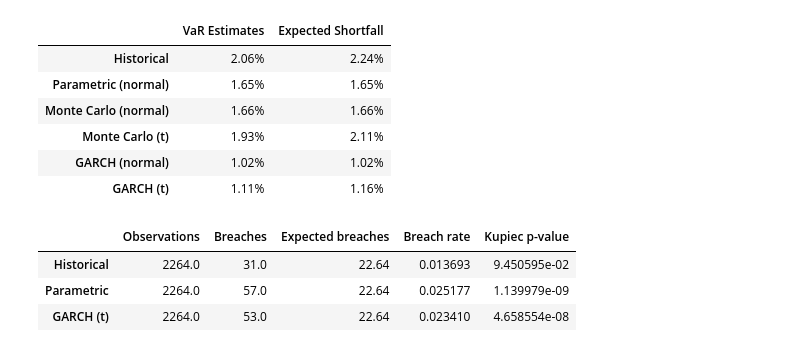
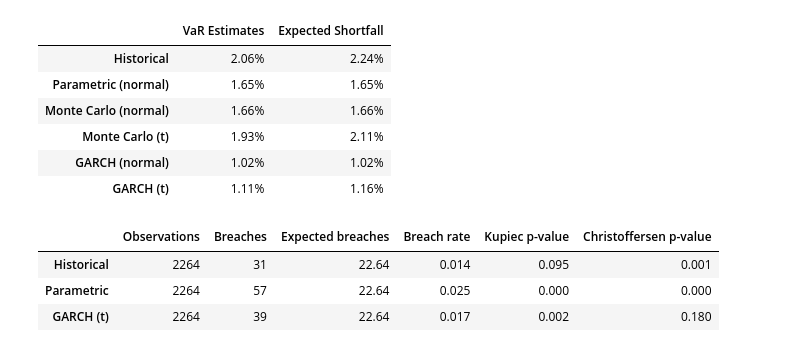
Before and after one commit to EthanAChung/var-model-validation, a Jupyter notebook: analysis.ipynb, the cells around one changed output. Saved outputs shown, nothing was run; the diff lists cells and outputs as text; code cells hidden in the pictures.

```diff
--- a/analysis.ipynb
+++ b/analysis.ipynb
@@ -11,11 +11,13 @@ from risk.var import historical_var, parametric_var, garch_var, calculate_vars
 from risk.es import calculate_es
 from risk.backtest import rolling_var, backtest_summary
 # %%
-data = load_prices()
+tickers = ["SPY", "IEF", "QQQ", "GLD", "USO"]
+data = load_prices(tickers, start="2015-01-01", end="2025-12-31")
+
 returns = calculate_returns(data, {
     "SPY": 0.3,
+    "IEF": 0.3,
     "QQQ": 0.2,
-    "IEF": 0.3,
     "GLD": 0.1,
     "USO": 0.1})
 # %% [output]
@@ -41,22 +43,21 @@ pd.concat([calculate_vars(returns, 0.99),
 | GARCH (normal) | 1.02% | 1.02% |
 | GARCH (t) | 1.11% | 1.16% |
 # %%
-window = 500   # same for every method so the comparison is fair
-
+window = 500
 results = {
     "Historical": rolling_var(returns, historical_var, 0.99, window=window),
     "Parametric": rolling_var(returns, parametric_var, 0.99, window=window),
     "GARCH (t)": rolling_var(
         returns, lambda r, c: garch_var(r, c, dist="t"),
-        0.99, window=window, step=20),
+        0.99, window=window, step=1),
 }
 
 backtest_summary(results, 0.99)
 # %% [output]
-|  | Observations | Breaches | Expected breaches | Breach rate | Kupiec p-value |
-| Historical | 2264.0 | 31.0 | 22.64 | 0.013693 | 9.450595e-02 |
-| Parametric | 2264.0 | 57.0 | 22.64 | 0.025177 | 1.139979e-09 |
-| GARCH (t) | 2264.0 | 53.0 | 22.64 | 0.023410 | 4.658554e-08 |
+|  | Observations | Breaches | Expected breaches | Breach rate | Kupiec p-value | Christoffersen p-value |
+| Historical | 2264 | 31 | 22.64 | 0.014 | 0.095 | 0.001 |
+| Parametric | 2264 | 57 | 22.64 | 0.025 | 0.000 | 0.000 |
+| GARCH (t) | 2264 | 39 | 22.64 | 0.017 | 0.002 | 0.180 |
 # %%
 fig, axes = plt.subplots(len(results), 1, figsize=(12, 3.5 * len(results)), sharex=True)
 for ax, (name, res) in zip(axes, results.items()):
```
Also changed, not shown: parts of 3 cells of this notebook, 6 other files.
